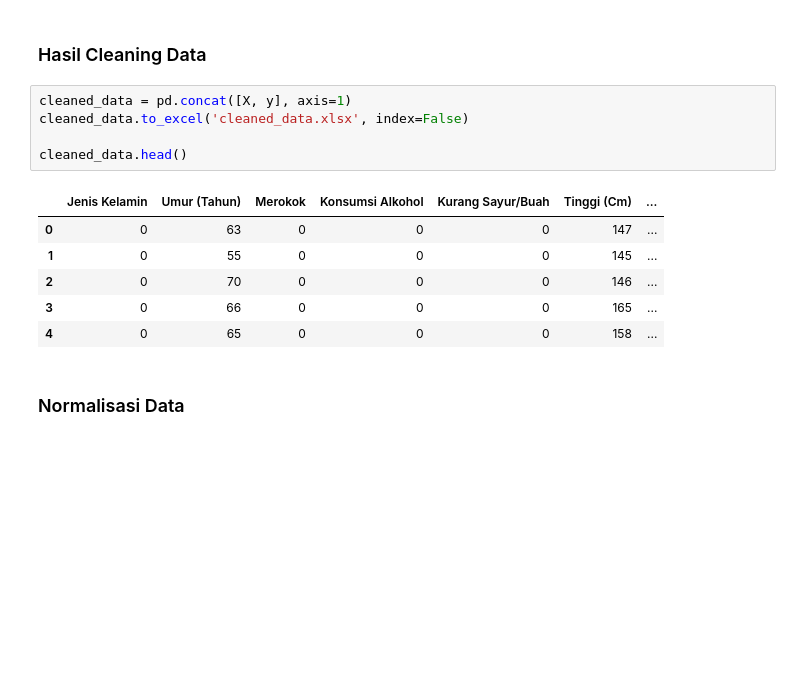
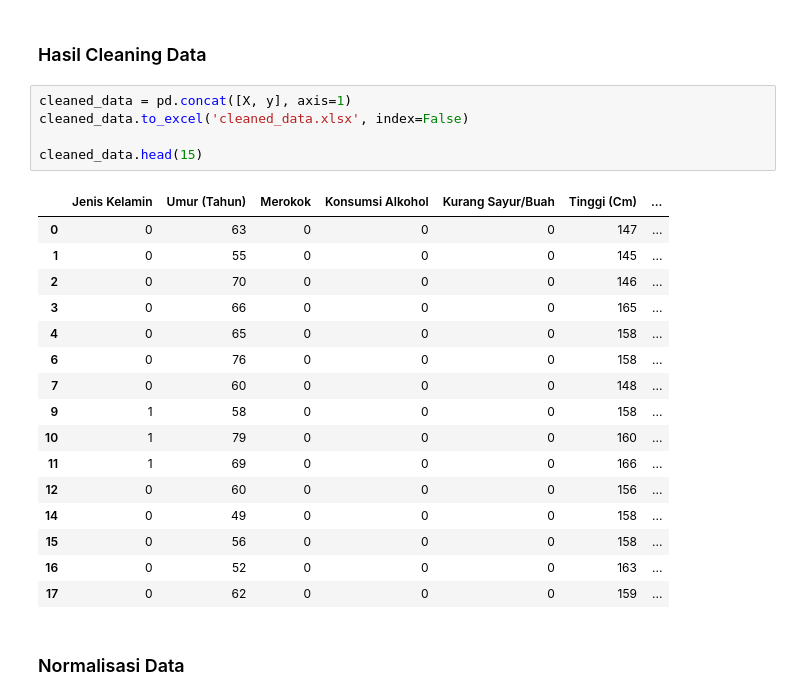
Before and after one commit to iamwilldev/Semester-5, a Jupyter notebook: UAS/UAS.ipynb, the cells around one changed output. Drawn from its saved outputs; the diff is of its cells as text; blank space fills up the shorter version.

```diff
--- a/UAS/UAS.ipynb
+++ b/UAS/UAS.ipynb
@@ -189,15 +200,25 @@ dtype: int64
 # %%
 cleaned_data = pd.concat([X, y], axis=1)
 cleaned_data.to_excel('cleaned_data.xlsx', index=False)
 
-cleaned_data.head()
+cleaned_data.head(15)
 # %% [output]
 |  | Jenis Kelamin | Umur (Tahun) | Merokok | Konsumsi Alkohol | Kurang Sayur/Buah | Tinggi (Cm) | ... |
 | 0 | 0 | 63 | 0 | 0 | 0 | 147 | ... |
 | 1 | 0 | 55 | 0 | 0 | 0 | 145 | ... |
 | 2 | 0 | 70 | 0 | 0 | 0 | 146 | ... |
 | 3 | 0 | 66 | 0 | 0 | 0 | 165 | ... |
 | 4 | 0 | 65 | 0 | 0 | 0 | 158 | ... |
+| 6 | 0 | 76 | 0 | 0 | 0 | 158 | ... |
+| 7 | 0 | 60 | 0 | 0 | 0 | 148 | ... |
+| 9 | 1 | 58 | 0 | 0 | 0 | 158 | ... |
+| 10 | 1 | 79 | 0 | 0 | 0 | 160 | ... |
+| 11 | 1 | 69 | 0 | 0 | 0 | 166 | ... |
+| 12 | 0 | 60 | 0 | 0 | 0 | 156 | ... |
+| 14 | 0 | 49 | 0 | 0 | 0 | 158 | ... |
+| 15 | 0 | 56 | 0 | 0 | 0 | 158 | ... |
+| 16 | 0 | 52 | 0 | 0 | 0 | 163 | ... |
+| 17 | 0 | 62 | 0 | 0 | 0 | 159 | ... |
 # %% [markdown]
 ### Normalisasi Data
 # %%
```
Also changed, not shown: parts of 28 cells of this notebook, 5 other files.
